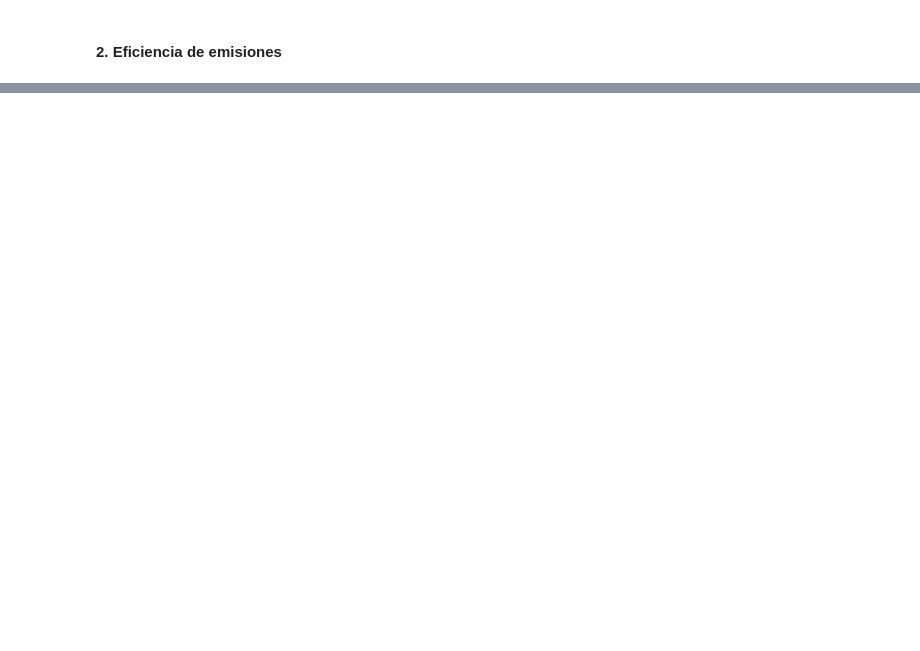
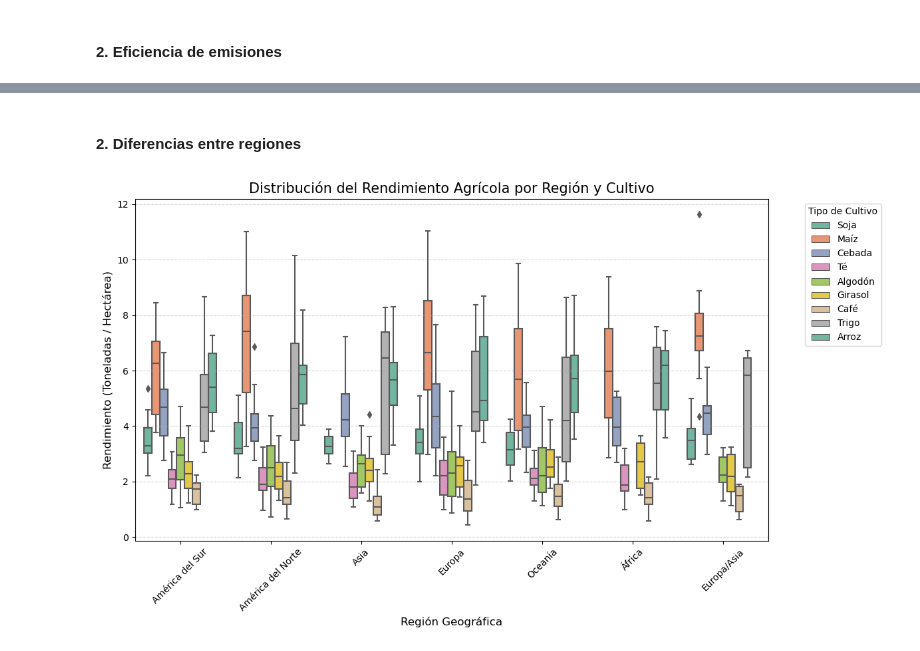
Before and after one commit to ccp0897/Agricultura-y-Ganader-a-Global, a Jupyter notebook: EDA_datosEstructurados.ipynb, the cells around one changed output, grey strips where cells are left out. Saved outputs shown, nothing was run; the diff lists cells and outputs as text; code cells hidden in the pictures; blank space fills up the shorter version.

```diff
--- a/EDA_datosEstructurados.ipynb
+++ b/EDA_datosEstructurados.ipynb
@@ -468,0 +597,31 @@ Passing `palette` without assigning `hue` is deprecated and will be removed in v
+# %% [markdown]
+#### 2. Diferencias entre regiones
+# %%
+# Nos aseguramos de no tener nulos en las columnas clave
+df_region = df_ag.dropna(subset=['region', 'rendimiento_ton_ha', 'cultivo'])
+
+df_region_sin_cana = df_region[df_region['cultivo'] != 'Caña de azúcar']
+# Boxplot
+plt.figure(figsize=(12, 7))
+
+# Creamos el boxplot
+sns.boxplot(
+    data=df_region_sin_cana,
+    x='region',
+    y='rendimiento_ton_ha',
+    hue='cultivo', # Separamos por cultivo porque un tomate no rinde lo mismo que el trigo
+    palette='Set2'
+)
+
+# Ajustes de diseño
+plt.title('Distribución del Rendimiento Agrícola por Región y Cultivo', fontsize=15)
+plt.xlabel('Región Geográfica', fontsize=12)
+plt.ylabel('Rendimiento (Toneladas / Hectárea)', fontsize=12)
+plt.xticks(rotation=45)
+plt.legend(title='Tipo de Cultivo', bbox_to_anchor=(1.05, 1), loc='upper left')
+plt.grid(axis='y', linestyle='--', alpha=0.5)
+
+plt.tight_layout()
+plt.show()
+# %% [output]
+[figure, added]
```
Also changed, not shown: parts of 33 cells of this notebook, 8 other files.
